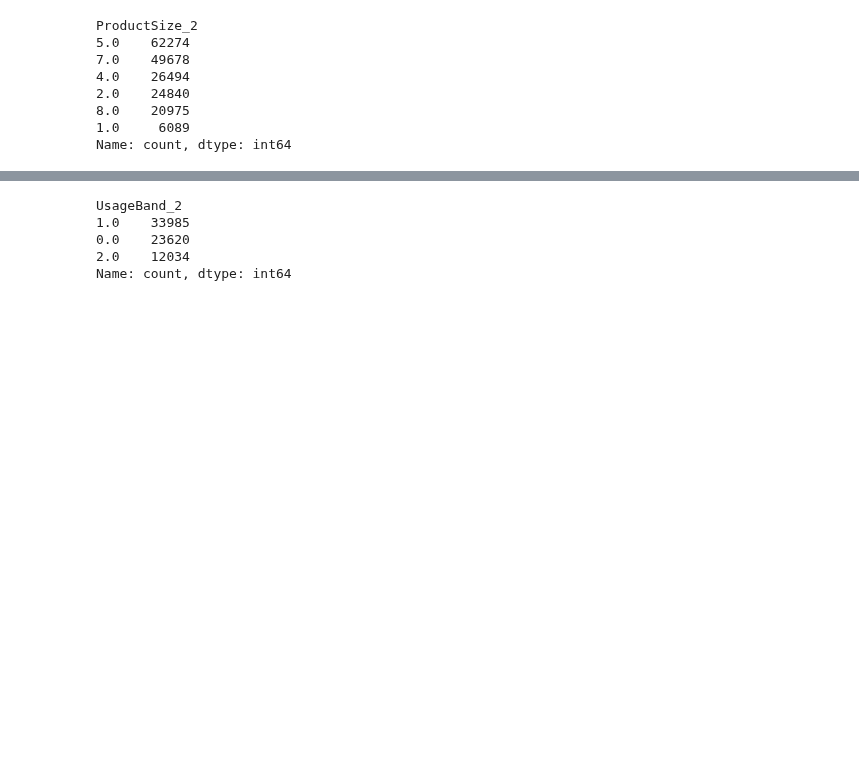
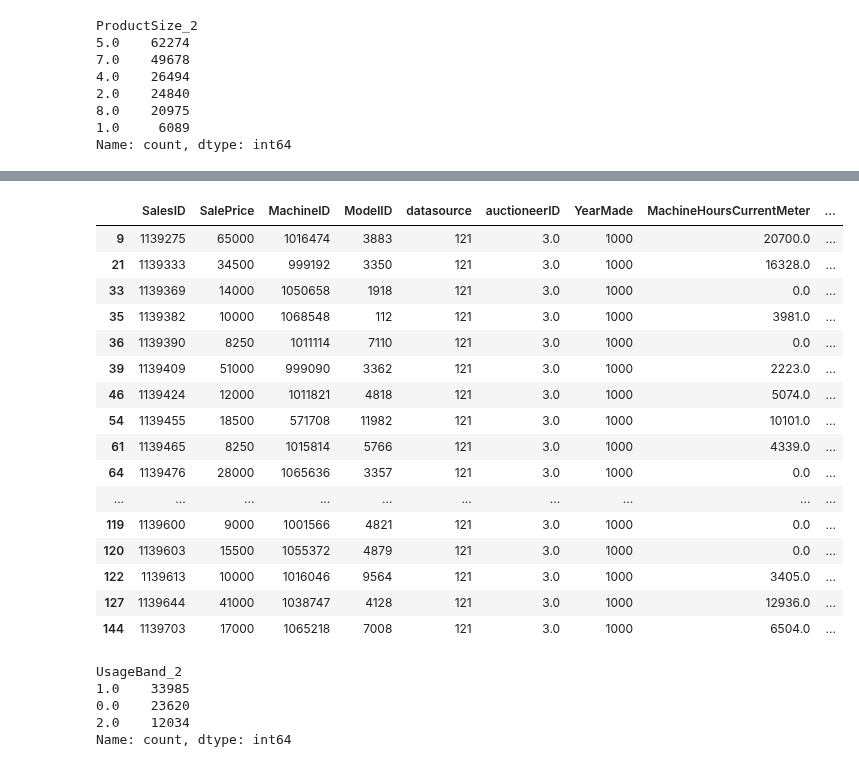
Before and after one commit to IlyaZutler/Project_2-Trucks, a Jupyter notebook: DM _ Basic_ML_Project_introduction.ipynb, the cells around one changed output, grey strips where cells are left out. Cells and saved outputs as stored; diff of their text form; code cells hidden in the pictures; blank space fills up the shorter version.

```diff
--- a/DM _ Basic_ML_Project_introduction.ipynb
+++ b/DM _ Basic_ML_Project_introduction.ipynb
@@ -217,6 +217,8 @@ from pathlib import Path
 
 import pandas as pd
 import numpy as np
+pd.set_option('display.max_rows', 200)
+pd.set_option('display.max_columns', 200)
 
 import matplotlib.pyplot as plt
 import seaborn as sns
@@ -317,3 +339,23 @@ Name: count, dtype: int64
+# %%
+df[df['YearMade'] == 1000].head(20)
+# %% [output]
+|  | SalesID | SalePrice | MachineID | ModelID | datasource | auctioneerID | YearMade | MachineHoursCurrentMeter | ... |
+| 9 | 1139275 | 65000 | 1016474 | 3883 | 121 | 3.0 | 1000 | 20700.0 | ... |
+| 21 | 1139333 | 34500 | 999192 | 3350 | 121 | 3.0 | 1000 | 16328.0 | ... |
+| 33 | 1139369 | 14000 | 1050658 | 1918 | 121 | 3.0 | 1000 | 0.0 | ... |
+| 35 | 1139382 | 10000 | 1068548 | 112 | 121 | 3.0 | 1000 | 3981.0 | ... |
+| 36 | 1139390 | 8250 | 1011114 | 7110 | 121 | 3.0 | 1000 | 0.0 | ... |
+| 39 | 1139409 | 51000 | 999090 | 3362 | 121 | 3.0 | 1000 | 2223.0 | ... |
+| 46 | 1139424 | 12000 | 1011821 | 4818 | 121 | 3.0 | 1000 | 5074.0 | ... |
+| 54 | 1139455 | 18500 | 571708 | 11982 | 121 | 3.0 | 1000 | 10101.0 | ... |
+| 61 | 1139465 | 8250 | 1015814 | 5766 | 121 | 3.0 | 1000 | 4339.0 | ... |
+| 64 | 1139476 | 28000 | 1065636 | 3357 | 121 | 3.0 | 1000 | 0.0 | ... |
+| ... | ... | ... | ... | ... | ... | ... | ... | ... | ... |
+| 119 | 1139600 | 9000 | 1001566 | 4821 | 121 | 3.0 | 1000 | 0.0 | ... |
+| 120 | 1139603 | 15500 | 1055372 | 4879 | 121 | 3.0 | 1000 | 0.0 | ... |
+| 122 | 1139613 | 10000 | 1016046 | 9564 | 121 | 3.0 | 1000 | 3405.0 | ... |
+| 127 | 1139644 | 41000 | 1038747 | 4128 | 121 | 3.0 | 1000 | 12936.0 | ... |
+| 144 | 1139703 | 17000 | 1065218 | 7008 | 121 | 3.0 | 1000 | 6504.0 | ... |
 # %%
 # processing of categorical ordinal features - using libruary Sklern OrdinalEncoder
 
```
Also changed, not shown: parts of 1 cell of this notebook.
